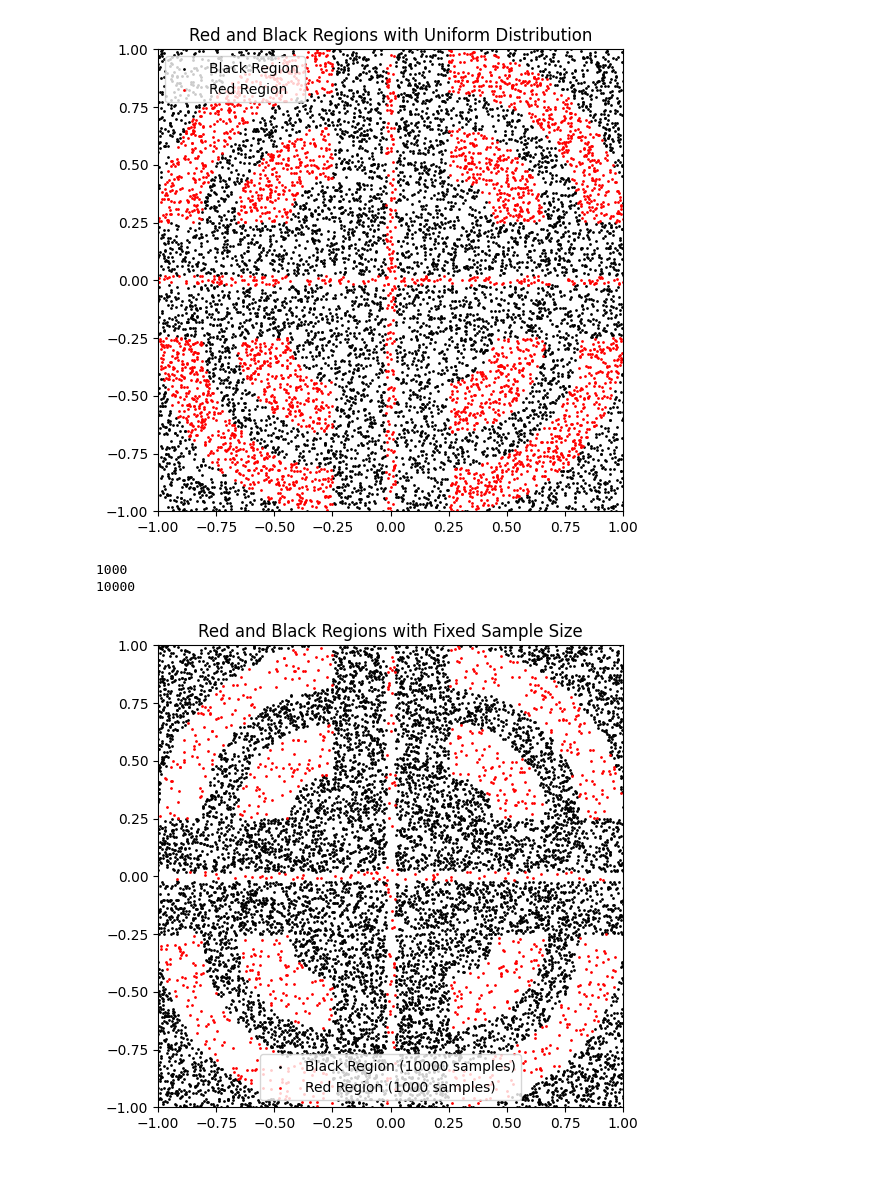
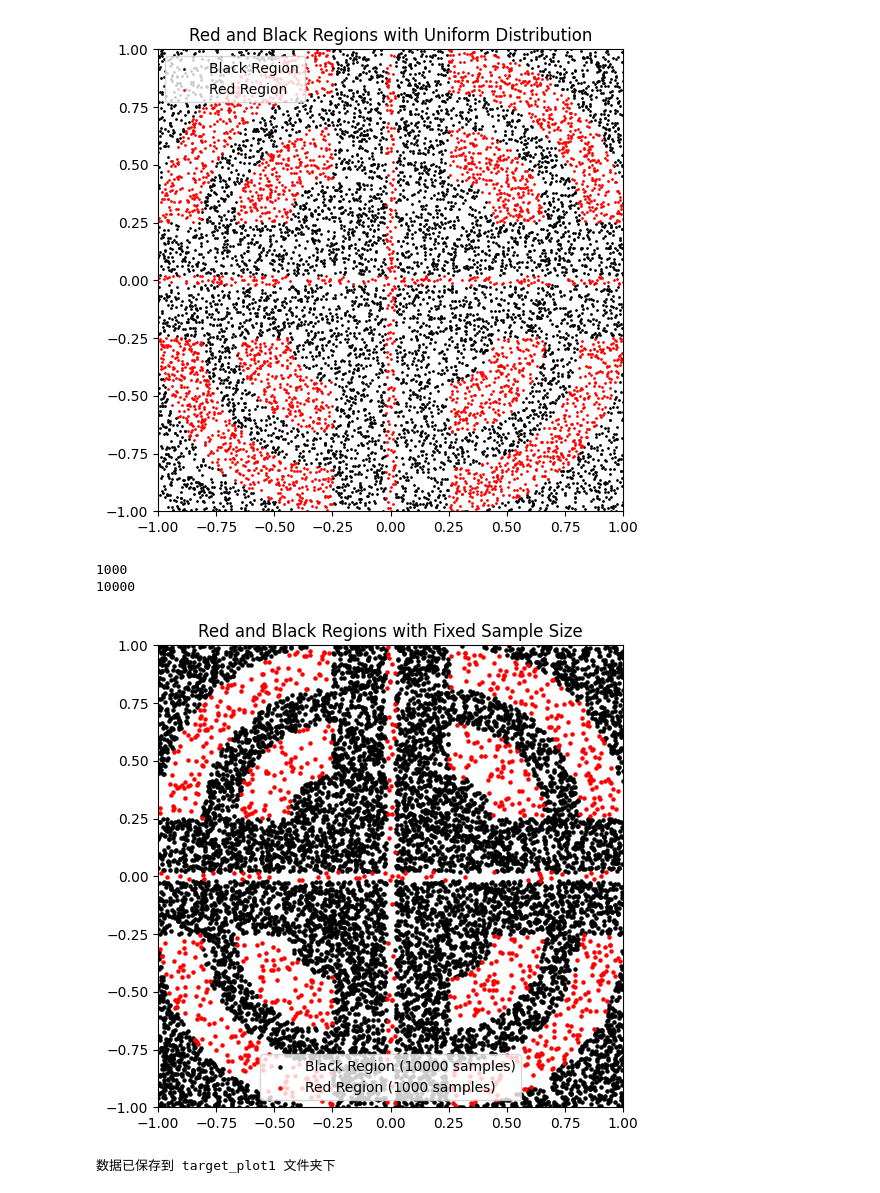
Before and after one commit to papazhu1/DGBDF, a Jupyter notebook: model/compared_results/process_result.ipynb, the cells around one changed output. Saved outputs shown, nothing was run; the diff lists cells and outputs as text; code cells hidden in the pictures.

```diff
--- a/model/compared_results/process_result.ipynb
+++ b/model/compared_results/process_result.ipynb
@@ -430,6 +430,7 @@ plt.show()
 # %% [output]
 [figure]
 # %%
+import os
 import numpy as np
 import matplotlib.pyplot as plt
 
@@ -480,33 +481,48 @@ red_y_all = np.random.uniform(-1, 1, num_red_samples * 10)
 is_red = is_in_red_region(red_x_all, red_y_all)
 
 # 筛选红色区域的点
 red_x = red_x_all[is_red][:num_red_samples]
 red_y = red_y_all[is_red][:num_red_samples]
 
 # 生成黑色区域的点
 num_black_samples = 10000
 black_x_all = np.random.uniform(-1, 1, num_black_samples * 10)  # 扩大范围生成，筛选后保证10000个点
 black_y_all = np.random.uniform(-1, 1, num_black_samples * 10)
 is_black = ~is_in_red_region(black_x_all, black_y_all)
 
 # 筛选黑色区域的点
 black_x = black_x_all[is_black][:num_black_samples]
 black_y = black_y_all[is_black][:num_black_samples]
 
 print(len(red_x))
 print(len(black_x))
 
 # 绘制图像
 plt.figure(figsize=(6, 6))
-plt.scatter(black_x, black_y, color='black', s=1, label='Black Region (10000 samples)')
-plt.scatter(red_x, red_y, color='red', s=1, label='Red Region (1000 samples)')
+plt.scatter(black_x, black_y, color='black', s=5, label='Black Region (10000 samples)')
+plt.scatter(red_x, red_y, color='red', s=5, label='Red Region (1000 samples)')
 plt.xlim(-1, 1)
 plt.ylim(-1, 1)
 plt.title("Red and Black Regions with Fixed Sample Size")
 plt.legend()
 plt.grid(False)
 plt.show()
+
+# 定义保存路径
+save_dir = "./target_plot1"
+os.makedirs(save_dir, exist_ok=True)
+
+# 保存红色区域数据
+red_data = np.array([red_x, red_y])
+np.save(os.path.join(save_dir, "red_region.npy"), red_data)
+
+# 保存黑色区域数据
+black_data = np.array([black_x, black_y])
+np.save(os.path.join(save_dir, "black_region.npy"), black_data)
+
+print("数据已保存到 target_plot1 文件夹下")
 # %% [output]
 1000
 10000
-[figure, old version]
+[figure, new version]
+数据已保存到 target_plot1 文件夹下
```
Also changed, not shown: parts of 1 cell of this notebook, 2 other files.
